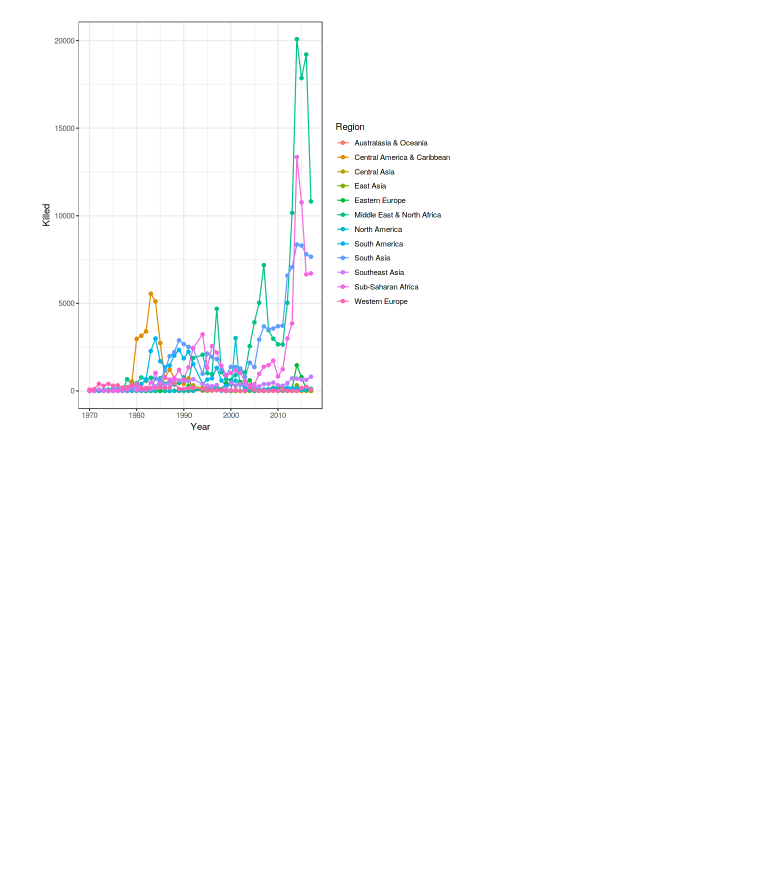
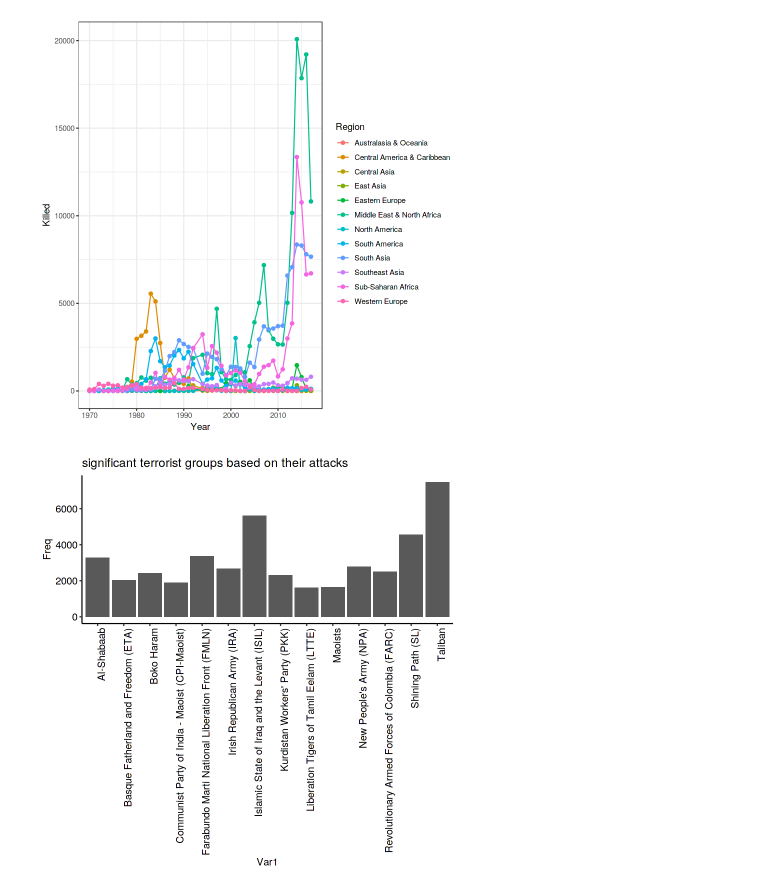
Before and after one commit to ayrus-surya/global-terrorism-analytics, a Jupyter notebook: kernel3a77749b27.ipynb, the cells around one changed output. Cells and saved outputs as stored; diff of their text form; code cells hidden in the pictures; blank space fills up the shorter version.

```diff
--- a/kernel3a77749b27.ipynb
+++ b/kernel3a77749b27.ipynb
@@ -76,3 +77,14 @@ ggplot(data = dfyr, aes(x = Year, y = Killed, colour = Region)) +
    geom_line() + geom_point() + theme_bw()
 # %% [output]
 [figure]
+# %%
+library(dplyr)
+counts = table(df$gname)
+dict = as.data.frame(counts) %>% arrange(desc(Freq))
+#par(mar = c(5,20,5.7,5))
+#barplot(dict$Freq[2:20], names = dict$Var1[2:20], las = 2, cex.names = 1, horiz = TRUE, xlim = c(0,10000), main = "The Groups causing attacks")
+library(ggplot2)
+g <- ggplot(dict[2:15,], aes(x=Var1, y=Freq))+geom_bar(stat="identity")+theme(axis.text.x = element_text(angle = 90, hjust = 1))+ggtitle("significant terrorist groups based on their attacks")
+g
+# %% [output]
+[figure, added]
```
Also changed, not shown: parts of 8 cells of this notebook.
